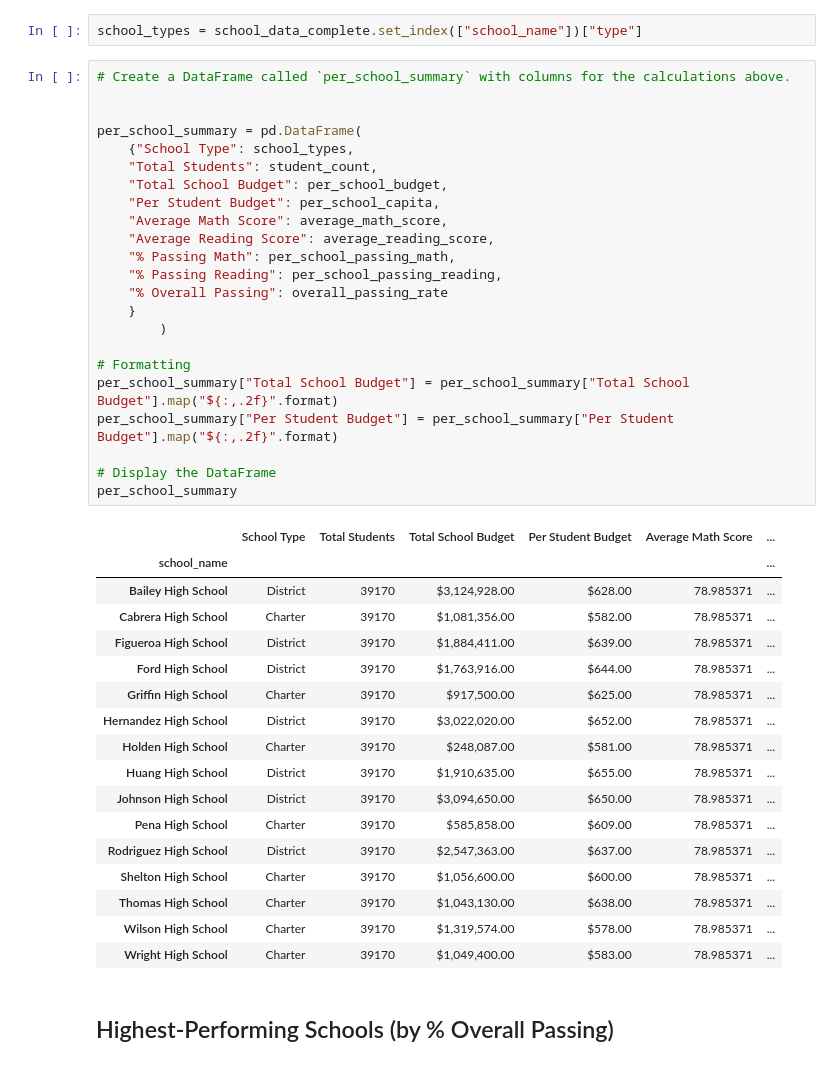
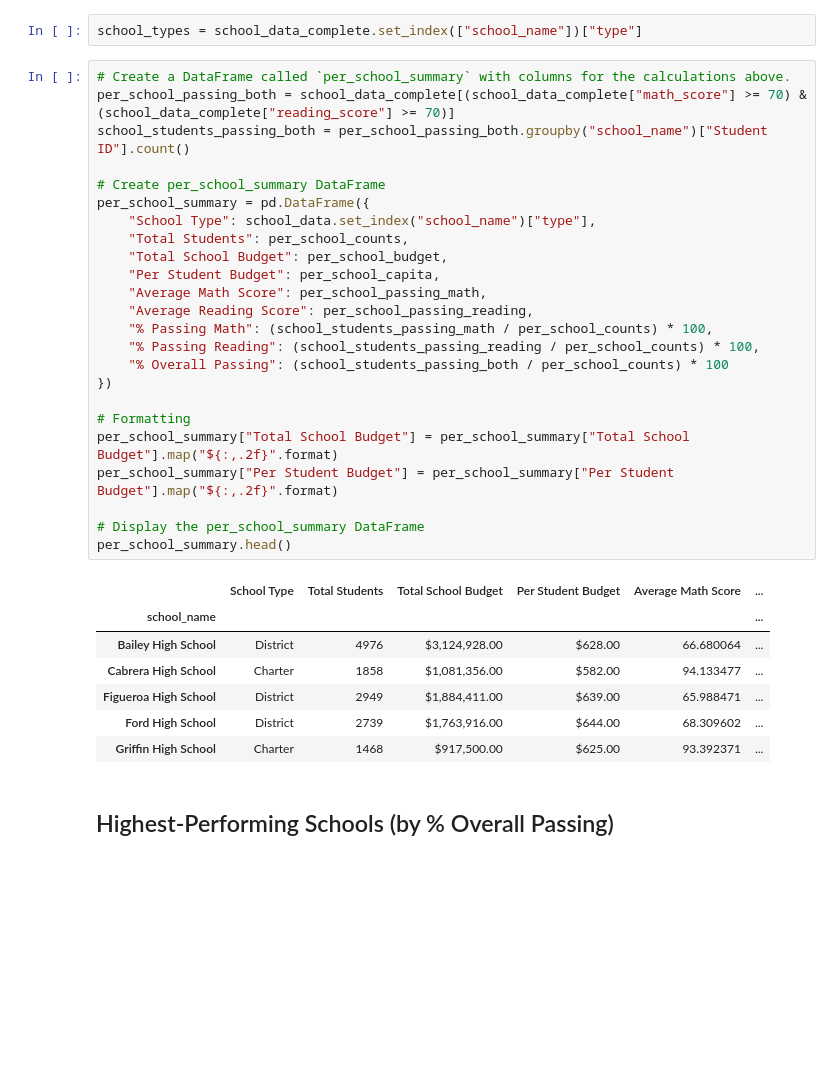
Before and after one commit to silversteinaustin/PyCity-Schools-Analysis, a Jupyter notebook: PyCitySchools/PyCitySchools_starter.ipynb, the cells around one changed output. Cells and saved outputs as stored; diff of their text form; blank space fills up the shorter version.

```diff
--- a/PyCitySchools/PyCitySchools_starter.ipynb
+++ b/PyCitySchools/PyCitySchools_starter.ipynb
@@ -313,45 +313,36 @@ overall_passing_rate = school_students_passing_math_and_reading / per_school_cou
 school_types = school_data_complete.set_index(["school_name"])["type"]
 # %%
 # Create a DataFrame called `per_school_summary` with columns for the calculations above.
+per_school_passing_both = school_data_complete[(school_data_complete["math_score"] >= 70) & (school_data_complete["reading_score"] >= 70)]
+school_students_passing_both = per_school_passing_both.groupby("school_name")["Student ID"].count()
 
-
-per_school_summary = pd.DataFrame(
-    {"School Type": school_types,
-    "Total Students": student_count,
+# Create per_school_summary DataFrame
+per_school_summary = pd.DataFrame({
+    "School Type": school_data.set_index("school_name")["type"],
+    "Total Students": per_school_counts,
     "Total School Budget": per_school_budget,
     "Per Student Budget": per_school_capita,
-    "Average Math Score": average_math_score,
-    "Average Reading Score": average_reading_score,
-    "% Passing Math": per_school_passing_math,
-    "% Passing Reading": per_school_passing_reading,
-    "% Overall Passing": overall_passing_rate
-    }
-        )
+    "Average Math Score": per_school_passing_math,
+    "Average Reading Score": per_school_passing_reading,
+    "% Passing Math": (school_students_passing_math / per_school_counts) * 100,
+    "% Passing Reading": (school_students_passing_reading / per_school_counts) * 100,
+    "% Overall Passing": (school_students_passing_both / per_school_counts) * 100
+})
 
 # Formatting
 per_school_summary["Total School Budget"] = per_school_summary["Total School Budget"].map("${:,.2f}".format)
 per_school_summary["Per Student Budget"] = per_school_summary["Per Student Budget"].map("${:,.2f}".format)
 
-# Display the DataFrame
-per_school_summary
+# Display the per_school_summary DataFrame
+per_school_summary.head()
 # %% [output]
 |  | School Type | Total Students | Total School Budget | Per Student Budget | Average Math Score | ... |
 | school_name |  |  |  |  |  | ... |
-| Bailey High School | District | 39170 | $3,124,928.00 | $628.00 | 78.985371 | ... |
-| Cabrera High School | Charter | 39170 | $1,081,356.00 | $582.00 | 78.985371 | ... |
-| Figueroa High School | District | 39170 | $1,884,411.00 | $639.00 | 78.985371 | ... |
-| Ford High School | District | 39170 | $1,763,916.00 | $644.00 | 78.985371 | ... |
-| Griffin High School | Charter | 39170 | $917,500.00 | $625.00 | 78.985371 | ... |
-| Hernandez High School | District | 39170 | $3,022,020.00 | $652.00 | 78.985371 | ... |
-| Holden High School | Charter | 39170 | $248,087.00 | $581.00 | 78.985371 | ... |
-| Huang High School | District | 39170 | $1,910,635.00 | $655.00 | 78.985371 | ... |
-| Johnson High School | District | 39170 | $3,094,650.00 | $650.00 | 78.985371 | ... |
-| Pena High School | Charter | 39170 | $585,858.00 | $609.00 | 78.985371 | ... |
-| Rodriguez High School | District | 39170 | $2,547,363.00 | $637.00 | 78.985371 | ... |
-| Shelton High School | Charter | 39170 | $1,056,600.00 | $600.00 | 78.985371 | ... |
-| Thomas High School | Charter | 39170 | $1,043,130.00 | $638.00 | 78.985371 | ... |
-| Wilson High School | Charter | 39170 | $1,319,574.00 | $578.00 | 78.985371 | ... |
-| Wright High School | Charter | 39170 | $1,049,400.00 | $583.00 | 78.985371 | ... |
+| Bailey High School | District | 4976 | $3,124,928.00 | $628.00 | 66.680064 | ... |
+| Cabrera High School | Charter | 1858 | $1,081,356.00 | $582.00 | 94.133477 | ... |
+| Figueroa High School | District | 2949 | $1,884,411.00 | $639.00 | 65.988471 | ... |
+| Ford High School | District | 2739 | $1,763,916.00 | $644.00 | 68.309602 | ... |
+| Griffin High School | Charter | 1468 | $917,500.00 | $625.00 | 93.392371 | ... |
 # %% [markdown]
 ## Highest-Performing Schools (by % Overall Passing)
 # %%
```
Also changed, not shown: parts of 9 cells of this notebook, 1 other file.
